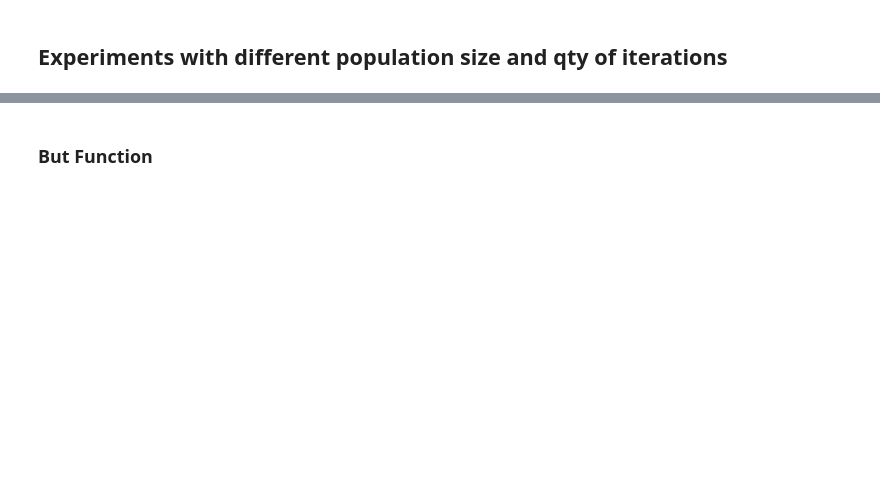
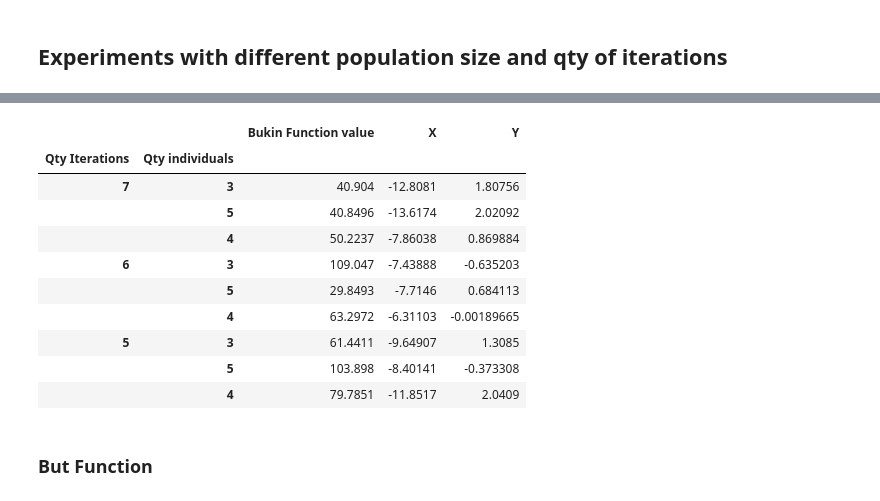
Before and after one commit to yaroslavklymchuk/GeneticAlgorithms, a Jupyter notebook: ai_ga.ipynb, the cells around one changed output, grey strips where cells are left out. Saved outputs shown, nothing was run; the diff lists cells and outputs as text; code cells hidden in the pictures; blank space fills up the shorter version.

```diff
--- a/ai_ga.ipynb
+++ b/ai_ga.ipynb
@@ -186,3 +214,20 @@ bukin_result
+# %%
+bukin_result1 = make_analysis(bukin_function, [-15, -3], [-5, 3], [3, 5, 4],
+                             [7, 6, 5], 'Bukin Function')
+# %%
+bukin_result1
+# %% [output]
+|  |  | Bukin Function value | X | Y |
+| Qty Iterations | Qty individuals |  |  |  |
+| 7 | 3 | 40.904 | -12.8081 | 1.80756 |
+|  | 5 | 40.8496 | -13.6174 | 2.02092 |
+|  | 4 | 50.2237 | -7.86038 | 0.869884 |
+| 6 | 3 | 109.047 | -7.43888 | -0.635203 |
+|  | 5 | 29.8493 | -7.7146 | 0.684113 |
+|  | 4 | 63.2972 | -6.31103 | -0.00189665 |
+| 5 | 3 | 61.4411 | -9.64907 | 1.3085 |
+|  | 5 | 103.898 | -8.40141 | -0.373308 |
+|  | 4 | 79.7851 | -11.8517 | 2.0409 |
 # %% [markdown]
 ### But Function
 # %%
```
Also changed, not shown: parts of 16 cells of this notebook, 6 other files.
